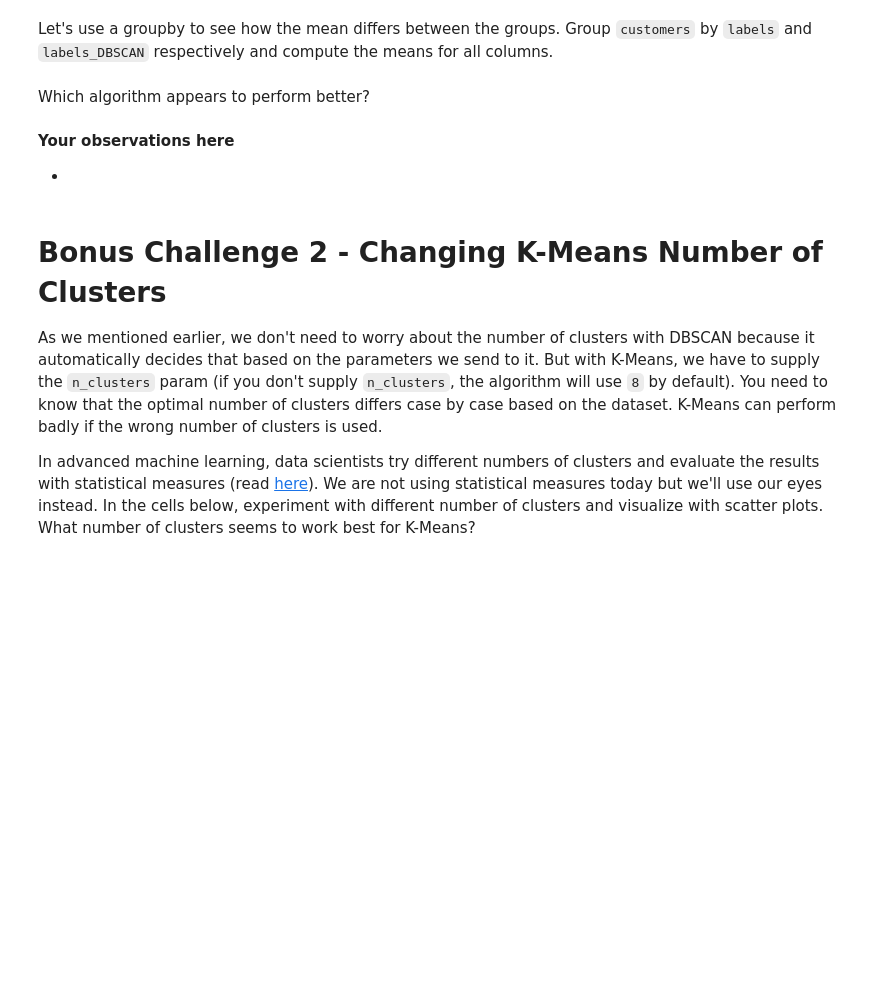
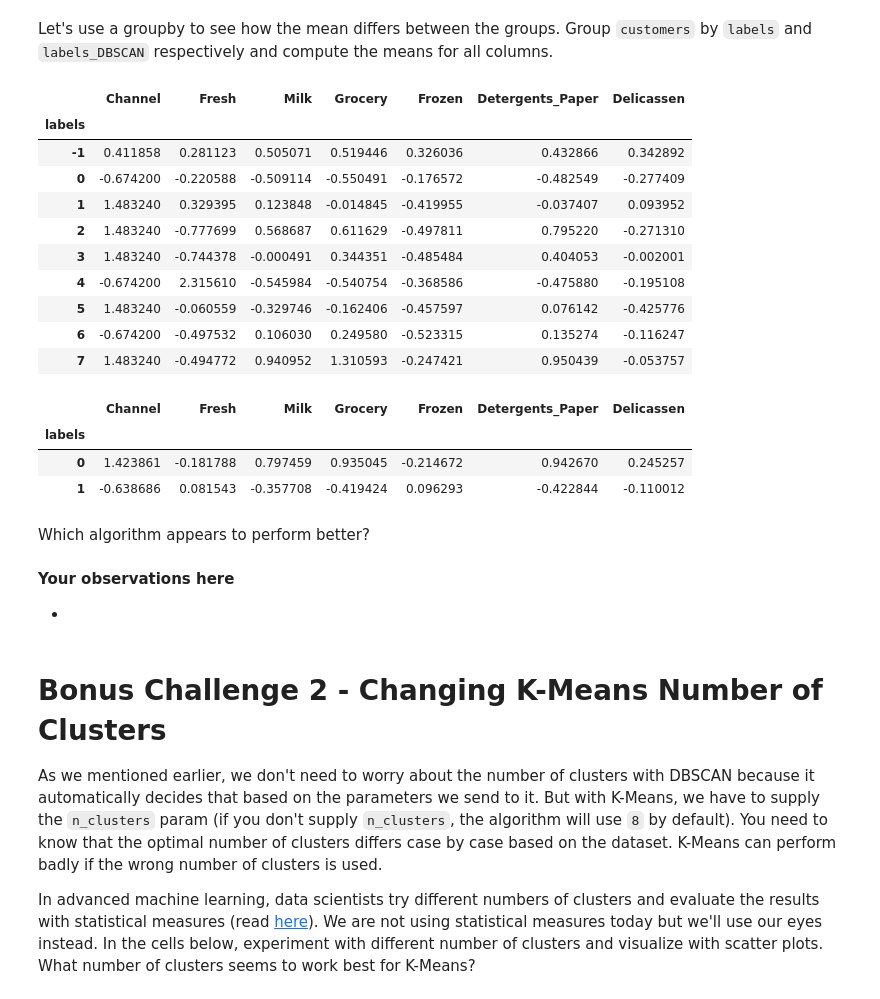
Before and after one commit to 0906manish/lab-unsupervised-learning-en, a Jupyter notebook: your-code/main.ipynb, the cells around one changed output. Drawn from its saved outputs; the diff is of its cells as text; code cells hidden in the pictures; blank space fills up the shorter version.

```diff
--- a/your-code/main.ipynb
+++ b/your-code/main.ipynb
@@ -340,6 +378,26 @@ Visualize `Frozen` as X and `Delicassen` as y by `labels` and `labels_DBSCAN` re
 Let's use a groupby to see how the mean differs between the groups. Group `customers` by `labels` and `labels_DBSCAN` respectively and compute the means for all columns.
 # %%
 # Your code here:
+customer_scale2.groupby(customer_scale2['labels']).mean()
+# %% [output]
+|  | Channel | Fresh | Milk | Grocery | Frozen | Detergents_Paper | Delicassen |
+| labels |  |  |  |  |  |  |  |
+| -1 | 0.411858 | 0.281123 | 0.505071 | 0.519446 | 0.326036 | 0.432866 | 0.342892 |
+| 0 | -0.674200 | -0.220588 | -0.509114 | -0.550491 | -0.176572 | -0.482549 | -0.277409 |
+| 1 | 1.483240 | 0.329395 | 0.123848 | -0.014845 | -0.419955 | -0.037407 | 0.093952 |
+| 2 | 1.483240 | -0.777699 | 0.568687 | 0.611629 | -0.497811 | 0.795220 | -0.271310 |
+| 3 | 1.483240 | -0.744378 | -0.000491 | 0.344351 | -0.485484 | 0.404053 | -0.002001 |
+| 4 | -0.674200 | 2.315610 | -0.545984 | -0.540754 | -0.368586 | -0.475880 | -0.195108 |
+| 5 | 1.483240 | -0.060559 | -0.329746 | -0.162406 | -0.457597 | 0.076142 | -0.425776 |
+| 6 | -0.674200 | -0.497532 | 0.106030 | 0.249580 | -0.523315 | 0.135274 | -0.116247 |
+| 7 | 1.483240 | -0.494772 | 0.940952 | 1.310593 | -0.247421 | 0.950439 | -0.053757 |
+# %%
+customers_scale.groupby('labels').mean()
+# %% [output]
+|  | Channel | Fresh | Milk | Grocery | Frozen | Detergents_Paper | Delicassen |
+| labels |  |  |  |  |  |  |  |
+| 0 | 1.423861 | -0.181788 | 0.797459 | 0.935045 | -0.214672 | 0.942670 | 0.245257 |
+| 1 | -0.638686 | 0.081543 | -0.357708 | -0.419424 | 0.096293 | -0.422844 | -0.110012 |
 # %% [markdown]
 Which algorithm appears to perform better?
 # %% [markdown]
```
Also changed, not shown: parts of 4 cells of this notebook.
